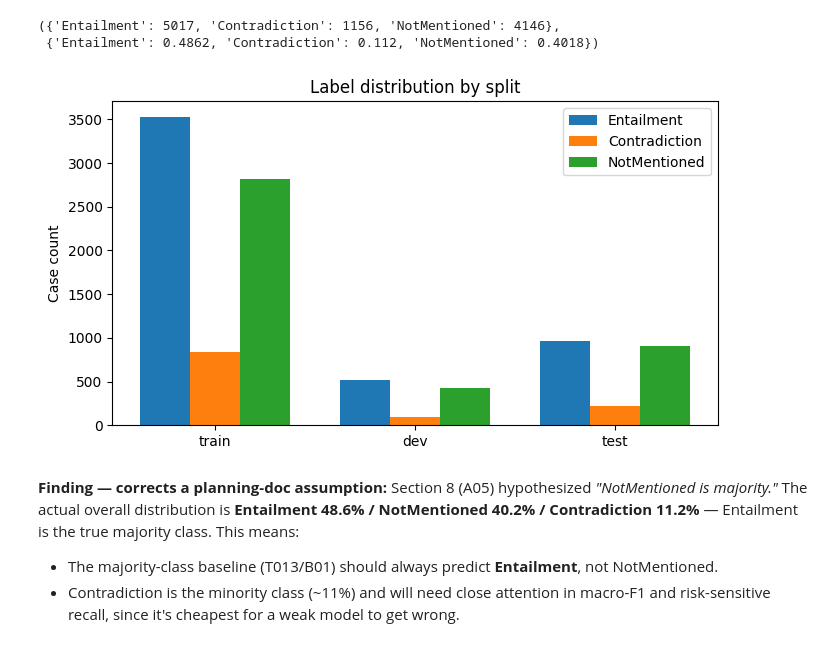
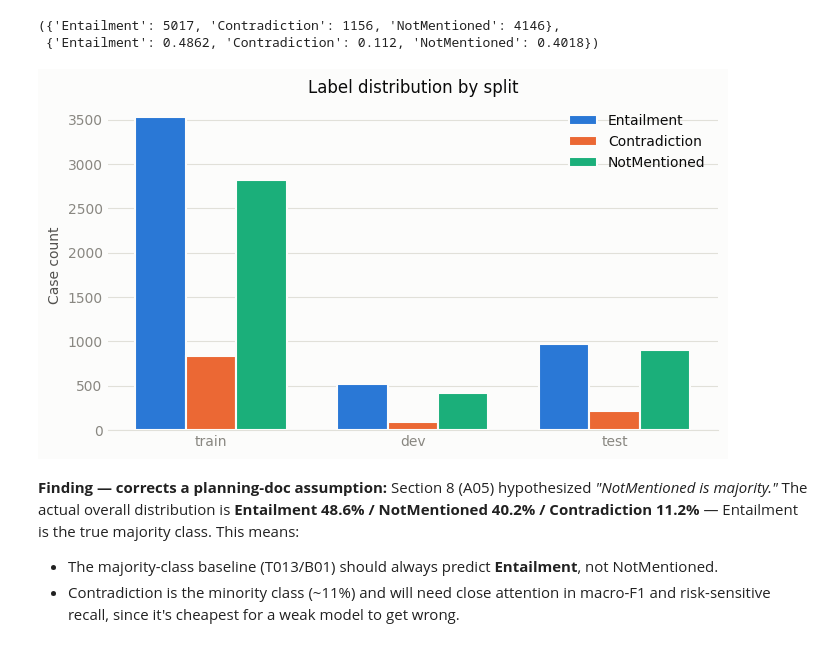
Before and after one commit to AsmithaUbaid/ndatrace, a Jupyter notebook: notebooks/01_data_validation.ipynb, the cells around one changed output. Cells and saved outputs as stored; diff of their text form; code cells hidden in the pictures.

```diff
--- a/notebooks/01_data_validation.ipynb
+++ b/notebooks/01_data_validation.ipynb
@@ -98,23 +104,28 @@ a05["overall"], a05["overall_proportions"]
 # %%
 labels = ["Entailment", "Contradiction", "NotMentioned"]
 split_names = [s for s in ("train", "dev", "test") if s in a05]
 
 fig, ax = plt.subplots(figsize=(7, 4))
 x = range(len(split_names))
 width = 0.25
 for i, label in enumerate(labels):
     values = [a05[split][label] for split in split_names]
-    ax.bar([xi + i * width for xi in x], values, width, label=label)
+    ax.bar(
+        [xi + i * width for xi in x], values, width,
+        label=label, color=CATEGORICAL[label],
+        edgecolor=SURFACE, linewidth=1.5, zorder=3,
+    )
 ax.set_xticks([xi + width for xi in x])
 ax.set_xticklabels(split_names)
 ax.set_ylabel("Case count")
 ax.set_title("Label distribution by split")
-ax.legend()
+style_axes(ax)
+ax.legend(loc="upper right")
 plt.tight_layout()
-plt.savefig("results/comparisons/label_distribution.png", dpi=120)
+plt.savefig("results/comparisons/label_distribution.png", **savefig_kwargs())
 plt.show()
 # %% [output]
-[figure, old version]
+[figure, new version]
 # %% [markdown]
 **Finding — corrects a planning-doc assumption:** Section 8 (A05) hypothesized *"NotMentioned is majority."* The actual overall distribution is **Entailment 48.6% / NotMentioned 40.2% / Contradiction 11.2%** — Entailment is the true majority class. This means:
 
```
Also changed, not shown: parts of 3 cells of this notebook, 3 other files.
